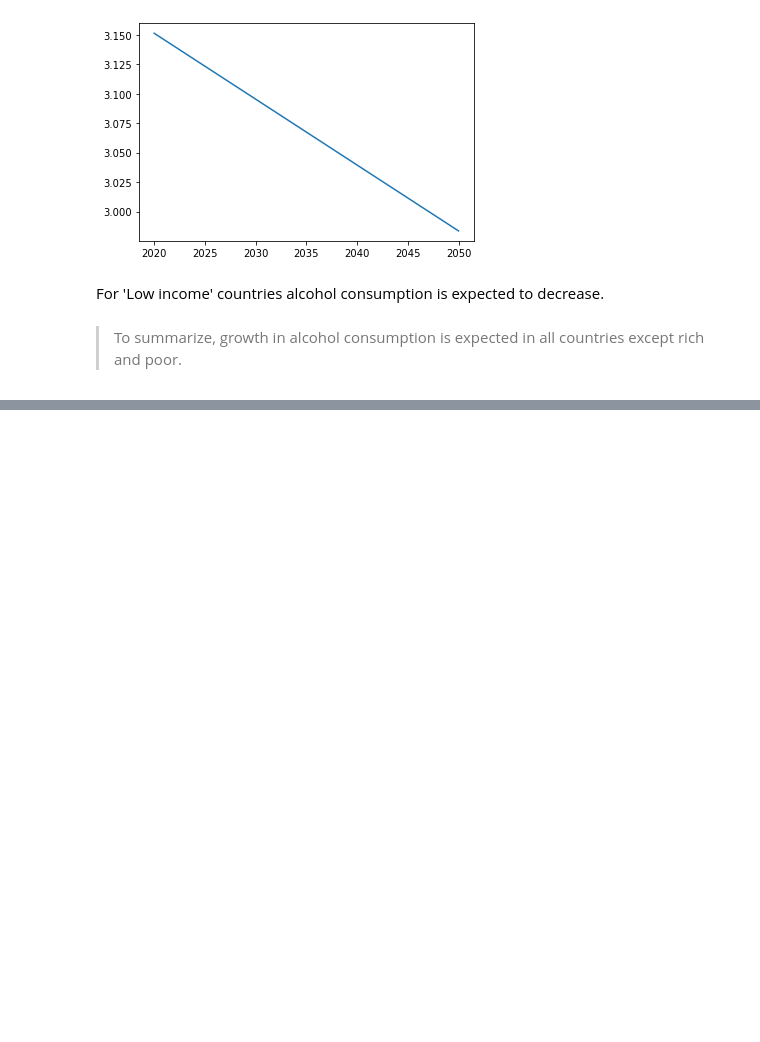
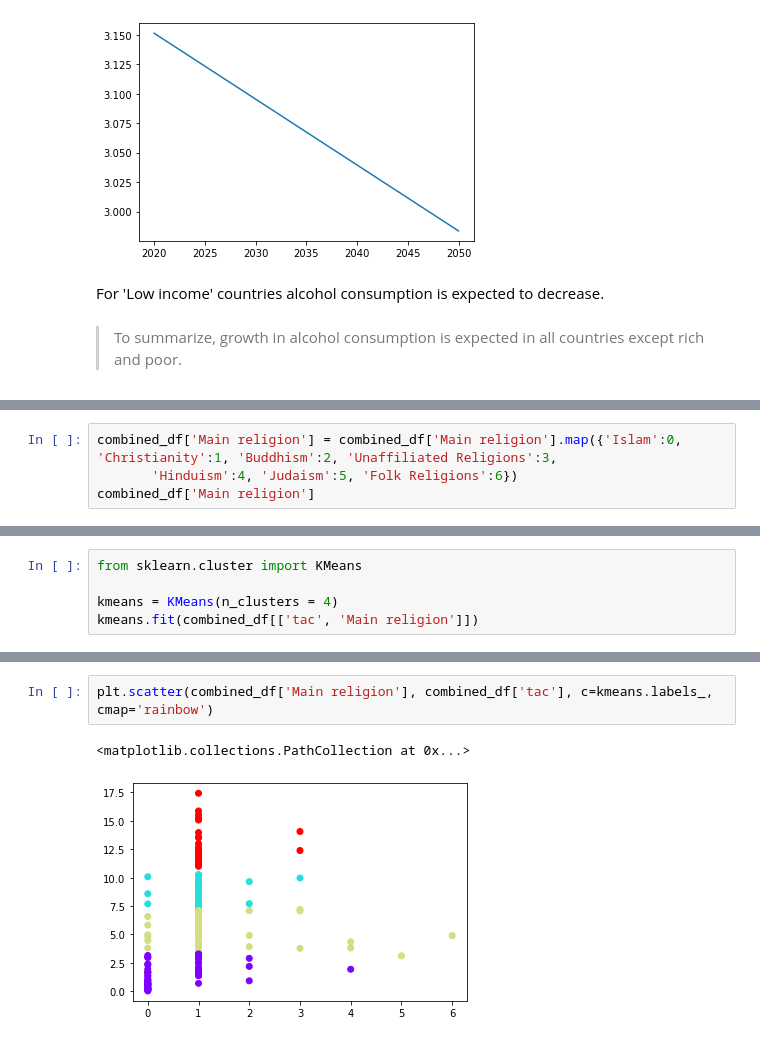
Before and after one commit to YuliaFedirko/alcohol-consumption-project, a Jupyter notebook: alcohol-consumption-project.ipynb, the cells around one changed output, grey strips where cells are left out. Drawn from its saved outputs; the diff is of its cells as text; blank space fills up the shorter version.

```diff
--- a/alcohol-consumption-project.ipynb
+++ b/alcohol-consumption-project.ipynb
@@ -188,0 +310,4 @@ For 'Low income' countries alcohol consumption is expected to decrease.
+# %%
+combined_df['Main religion'] = combined_df['Main religion'].map({'Islam':0, 'Christianity':1, 'Buddhism':2, 'Unaffiliated Religions':3,
+       'Hinduism':4, 'Judaism':5, 'Folk Religions':6})
+combined_df['Main religion']
@@ -188,0 +329,5 @@ For 'Low income' countries alcohol consumption is expected to decrease.
+# %%
+from sklearn.cluster import KMeans
+
+kmeans = KMeans(n_clusters = 4)
+kmeans.fit(combined_df[['tac', 'Main religion']])
@@ -188,0 +343,5 @@ For 'Low income' countries alcohol consumption is expected to decrease.
+# %%
+plt.scatter(combined_df['Main religion'], combined_df['tac'], c=kmeans.labels_, cmap='rainbow')
+# %% [output]
+<matplotlib.collections.PathCollection at 0x...>
+[figure, added]
```
Also changed, not shown: parts of 27 cells of this notebook, 1 other file.
